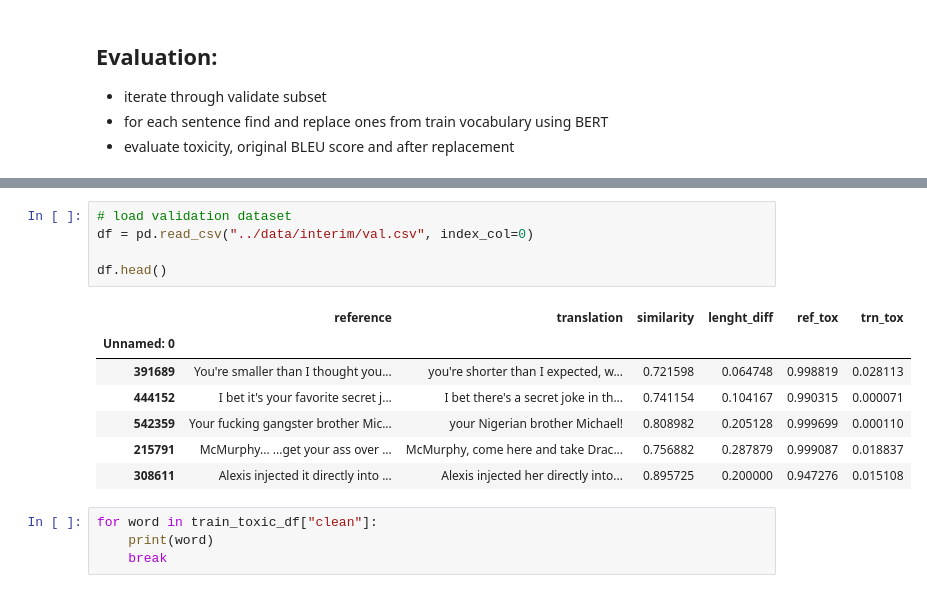
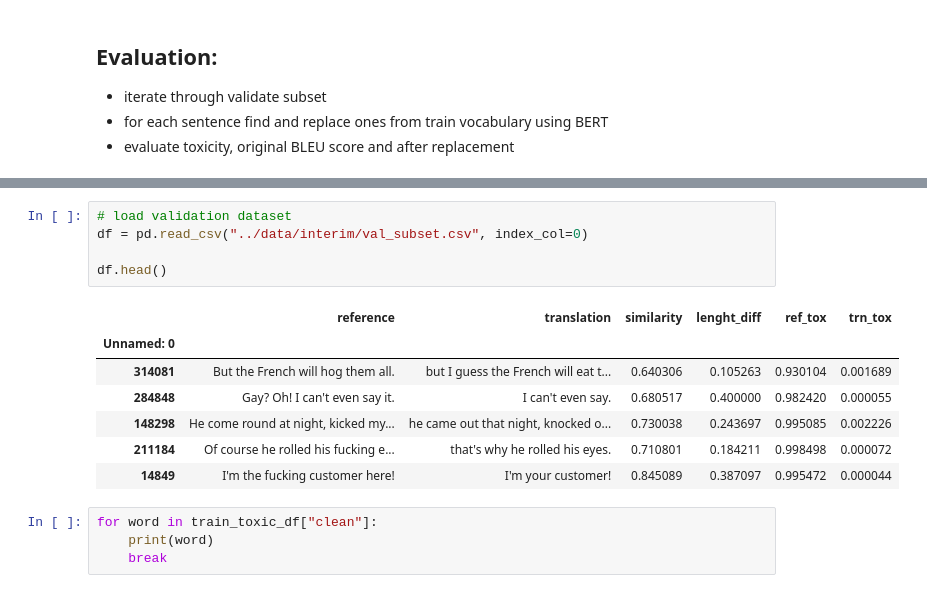
Before and after one commit to lvjonok/f23-pmldl-assignment1, a Jupyter notebook: notebooks/3.0-evaluate-bert.ipynb, the cells around one changed output, grey strips where cells are left out. Cells and saved outputs as stored; diff of their text form.

```diff
--- a/notebooks/3.0-evaluate-bert.ipynb
+++ b/notebooks/3.0-evaluate-bert.ipynb
@@ -74,17 +74,17 @@ Some weights of the model checkpoint at bert-base-uncased were not used when ini
 - This IS NOT expected if you are initializing BertForMaskedLM from the checkpoint of a model that you expect to be exactly identical (initializing a BertForSequenceClassification model from a BertFor ...
 # %%
 # load validation dataset
-df = pd.read_csv("../data/interim/val.csv", index_col=0)
+df = pd.read_csv("../data/interim/val_subset.csv", index_col=0)
 
 df.head()
 # %% [output]
 |  | reference | translation | similarity | lenght_diff | ref_tox | trn_tox |
 | Unnamed: 0 |  |  |  |  |  |  |
-| 391689 | You're smaller than I thought you... | you're shorter than I expected, w... | 0.721598 | 0.064748 | 0.998819 | 0.028113 |
-| 444152 | I bet it's your favorite secret j... | I bet there's a secret joke in th... | 0.741154 | 0.104167 | 0.990315 | 0.000071 |
-| 542359 | Your fucking gangster brother Mic... | your Nigerian brother Michael! | 0.808982 | 0.205128 | 0.999699 | 0.000110 |
-| 215791 | McMurphy... ...get your ass over ... | McMurphy, come here and take Drac... | 0.756882 | 0.287879 | 0.999087 | 0.018837 |
-| 308611 | Alexis injected it directly into ... | Alexis injected her directly into... | 0.895725 | 0.200000 | 0.947276 | 0.015108 |
+| 314081 | But the French will hog them all. | but I guess the French will eat t... | 0.640306 | 0.105263 | 0.930104 | 0.001689 |
+| 284848 | Gay? Oh! I can't even say it. | I can't even say. | 0.680517 | 0.400000 | 0.982420 | 0.000055 |
+| 148298 | He come round at night, kicked my... | he came out that night, knocked o... | 0.730038 | 0.243697 | 0.995085 | 0.002226 |
+| 211184 | Of course he rolled his fucking e... | that's why he rolled his eyes. | 0.710801 | 0.184211 | 0.998498 | 0.000072 |
+| 14849 | I'm the fucking customer here! | I'm your customer! | 0.845089 | 0.387097 | 0.995472 | 0.000044 |
 # %%
 for word in train_toxic_df["clean"]:
     print(word)
```
Also changed, not shown: parts of 13 cells of this notebook, 23 other files.
